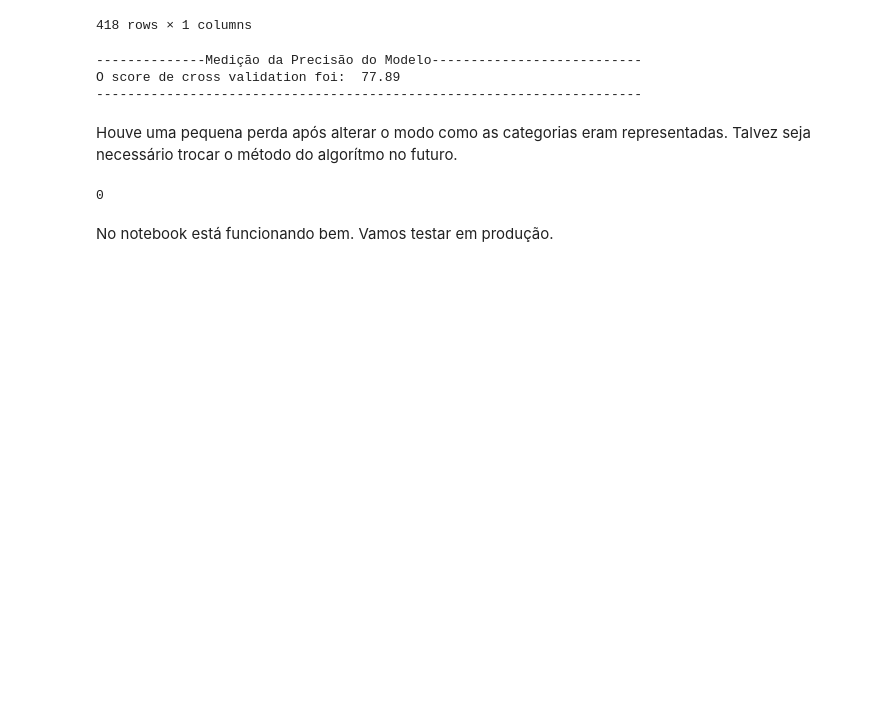
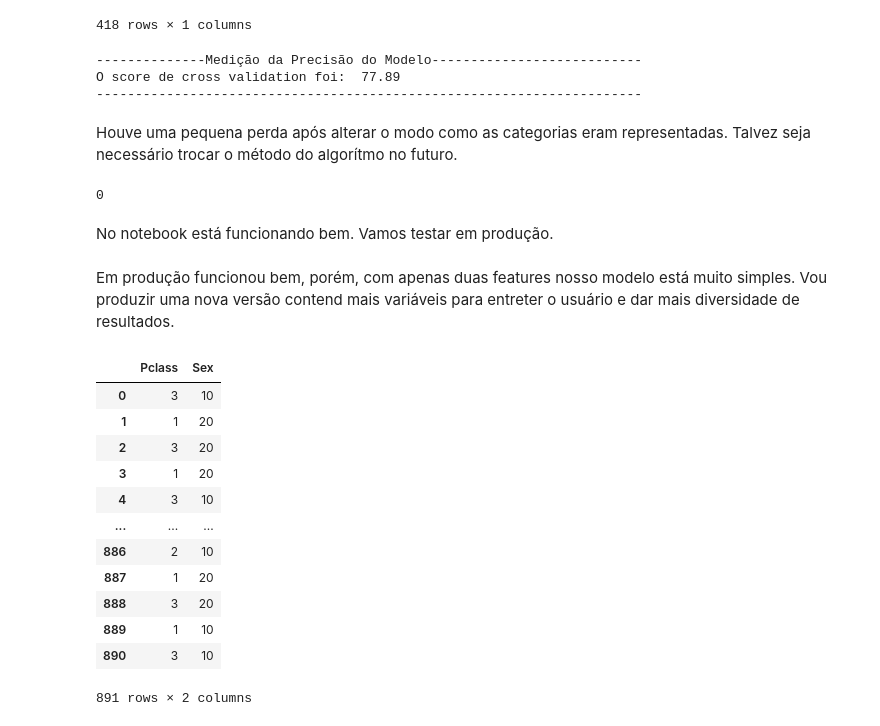
Before and after one commit to Rebeque/Titanic---Quem-sobreviveria-ETL-EDA-ML-Deploy-HTML-CSS-, a Jupyter notebook: Notebook_Titanic_Quem sobreviveria_v0.1.ipynb, the cells around one changed output. Saved outputs shown, nothing was run; the diff lists cells and outputs as text; code cells hidden in the pictures; blank space fills up the shorter version.

Commit message:
Adicionando nova feature ao modelo

```diff
--- a/Notebook_Titanic_Quem sobreviveria_v0.1.ipynb
+++ b/Notebook_Titanic_Quem sobreviveria_v0.1.ipynb
@@ -1476,3 +1476,22 @@ modelo_final_v3.predict(teste_dados_input)[0]
 0
 # %% [markdown]
 No notebook está funcionando bem. Vamos testar em produção.
+# %% [markdown]
+Em produção funcionou bem, porém, com apenas duas features nosso modelo está muito simples. Vou produzir uma nova versão contend mais variáveis para entreter o usuário e dar mais diversidade de resultados.
+# %%
+# Listando features atuais:
+df_treino_original[features]
+# %% [output]
+|  | Pclass | Sex |
+| 0 | 3 | 10 |
+| 1 | 1 | 20 |
+| 2 | 3 | 20 |
+| 3 | 1 | 20 |
+| 4 | 3 | 10 |
+| ... | ... | ... |
+| 886 | 2 | 10 |
+| 887 | 1 | 20 |
+| 888 | 3 | 20 |
+| 889 | 1 | 10 |
+| 890 | 3 | 10 |
+891 rows × 2 columns
```
Also changed, not shown: parts of 9 cells of this notebook.
